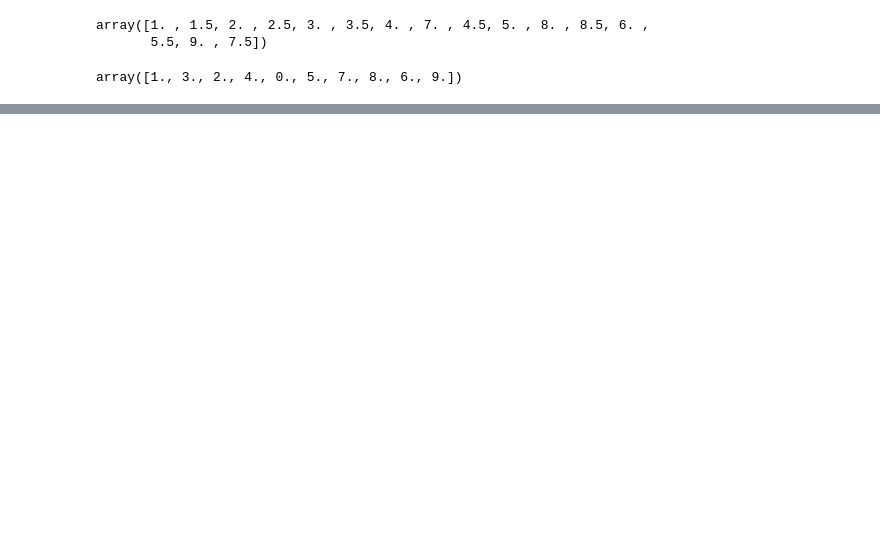
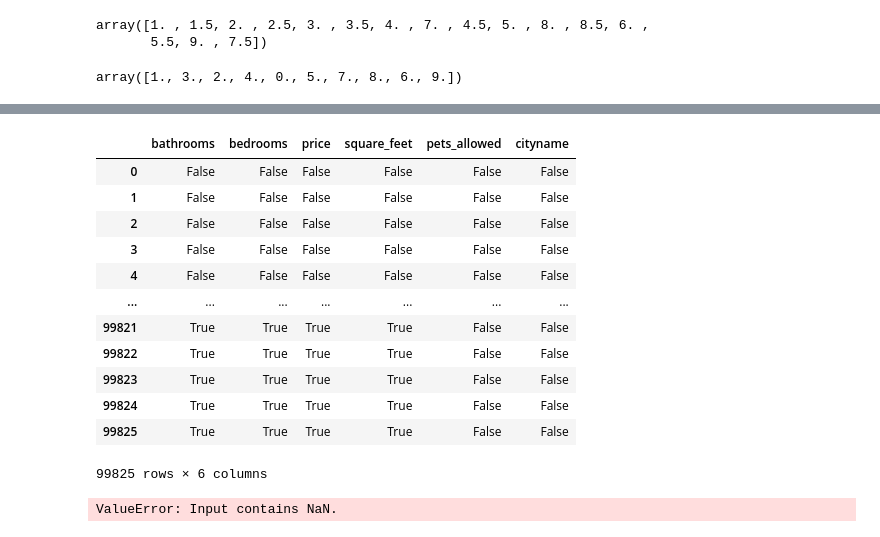
Before and after one commit to hdiazf/machine_learning_2, a Jupyter notebook: notebook/Tarea1_.ipynb, the cells around one changed output, grey strips where cells are left out. Drawn from its saved outputs; the diff is of its cells as text; code cells hidden in the pictures; blank space fills up the shorter version.

```diff
--- a/notebook/Tarea1_.ipynb
+++ b/notebook/Tarea1_.ipynb
@@ -342,4 +351,3 @@ array([1., 3., 2., 4., 0., 5., 7., 8., 6., 9.])
 # %%
-features = df.copy()
-numerical_cols = features.select_dtypes(include=['float64', 'int64']).columns
-numerical_cols
+df_cuanti = df.drop(['cityname', 'pets_allowed'],axis=1)
+df_categ = df[['pets_allowed', 'cityname']]
@@ -357,0 +376,4 @@ ValueError: could not convert string to float: 'Redondo Beach'
+# %%
+stand_fn = preprocessing.StandardScaler() #Tambien se puede usar el minmaxscaler
+scaled_df = pd.DataFrame(stand_fn.fit_transform(df_cuanti), columns = df_cuanti.columns)
+scaled_df.head(5)
@@ -357,0 +387,3 @@ ValueError: could not convert string to float: 'Redondo Beach'
+# %%
+df_ajustado = pd.concat([scaled_df,df_categ], axis = 1)
+df_ajustado.head()
@@ -357,0 +397,21 @@ ValueError: could not convert string to float: 'Redondo Beach'
+# %%
+df_ajustado.isnull()
+# %% [output]
+|  | bathrooms | bedrooms | price | square_feet | pets_allowed | cityname |
+| 0 | False | False | False | False | False | False |
+| 1 | False | False | False | False | False | False |
+| 2 | False | False | False | False | False | False |
+| 3 | False | False | False | False | False | False |
+| 4 | False | False | False | False | False | False |
+| ... | ... | ... | ... | ... | ... | ... |
+| 99821 | True | True | True | True | False | False |
+| 99822 | True | True | True | True | False | False |
+| 99823 | True | True | True | True | False | False |
+| 99824 | True | True | True | True | False | False |
+| 99825 | True | True | True | True | False | False |
+99825 rows × 6 columns
+# %%
+kprototype_model = KPrototypes(n_clusters = 3,random_state=2023)
+kprototype_model.fit(df_ajustado, categorical = [4,5])
+# %% [output]
+ValueError: Input contains NaN.
```
Also changed, not shown: parts of 12 cells of this notebook.
